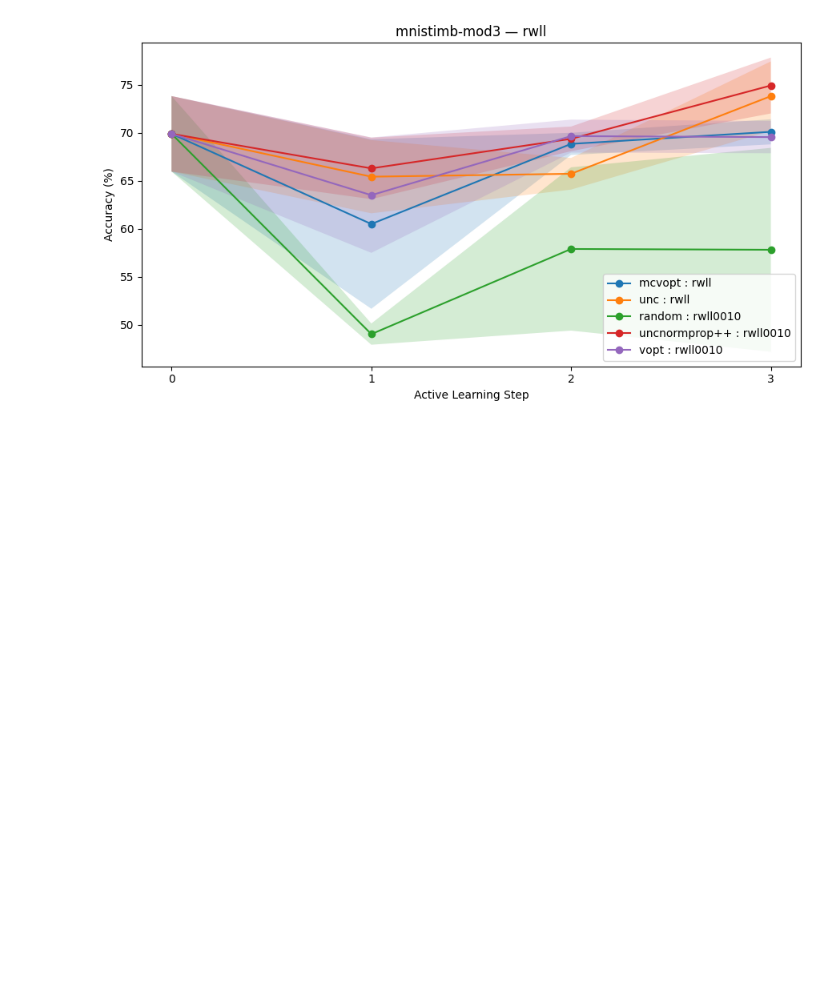
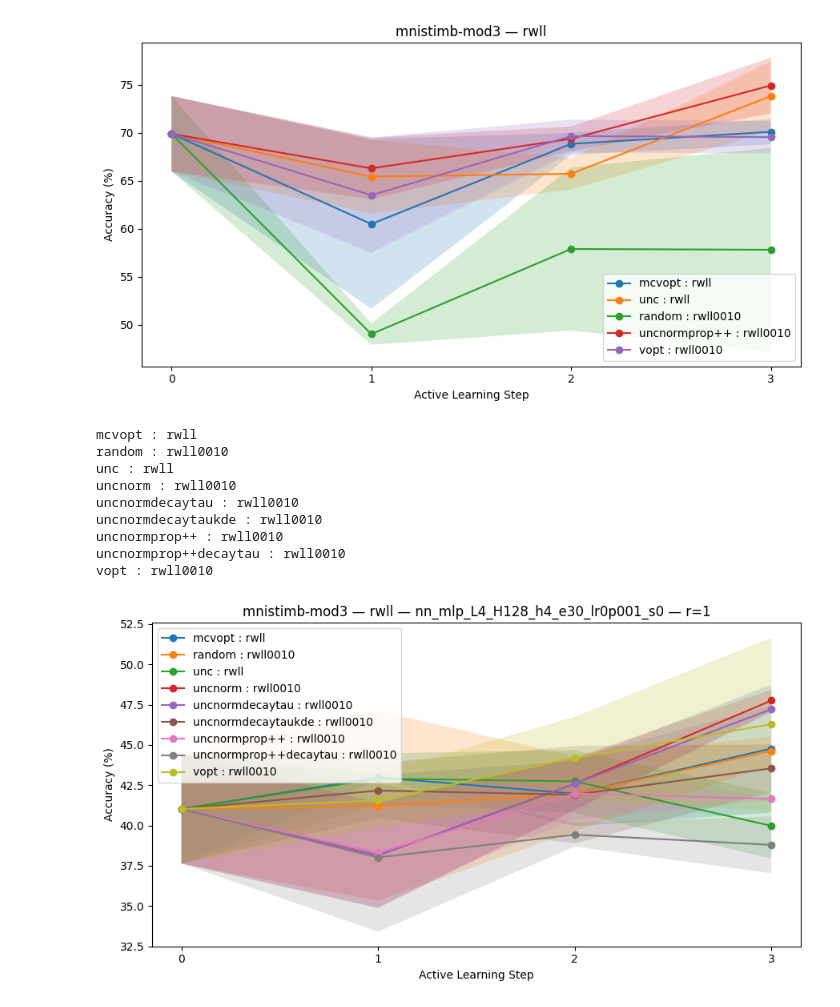
Before and after one commit to mward19/rwll_active_learning, a Jupyter notebook: current_plotting.ipynb, the cells around one changed output. Cells and saved outputs as stored; diff of their text form; code cells hidden in the pictures; blank space fills up the shorter version.

Commit message:
updated plotting code to fit new pathing conventions

```diff
--- a/current_plotting.ipynb
+++ b/current_plotting.ipynb
@@ -56,3 +56,31 @@ uncnormprop++ : rwll0010
 uncnormprop++decaytau : rwll0010
 vopt : rwll0010
 [figure]
+# %%
+list_methods(
+    dataset="mnistimb-mod3",
+    iters=3,
+    modelname="rwll",
+    resultsdir="results",
+    config_path="config_mlp.yaml",
+)
+
+plot_summary(
+    dataset="mnistimb-mod3",
+    iters=3,
+    modelname="rwll",
+    resultsdir="results",
+    config_path="config_mlp.yaml",
+    show_std=True,
+)
+# %% [output]
+mcvopt : rwll
+random : rwll0010
+unc : rwll
+uncnorm : rwll0010
+uncnormdecaytau : rwll0010
+uncnormdecaytaukde : rwll0010
+uncnormprop++ : rwll0010
+uncnormprop++decaytau : rwll0010
+vopt : rwll0010
+[figure, added]
```
Also changed, not shown: parts of 1 cell of this notebook, 4 other files.
